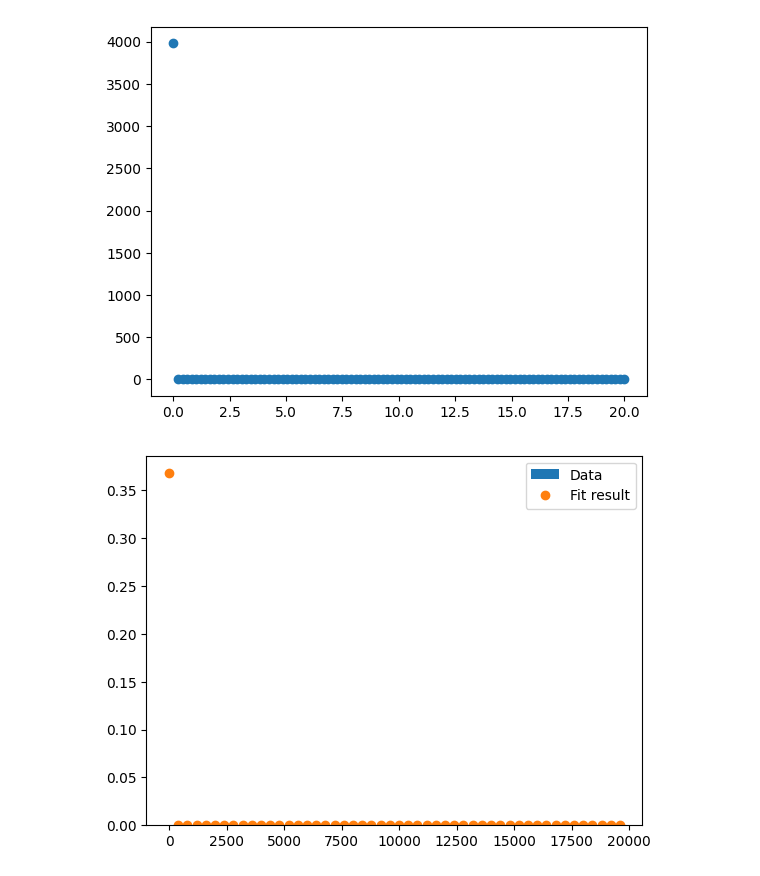
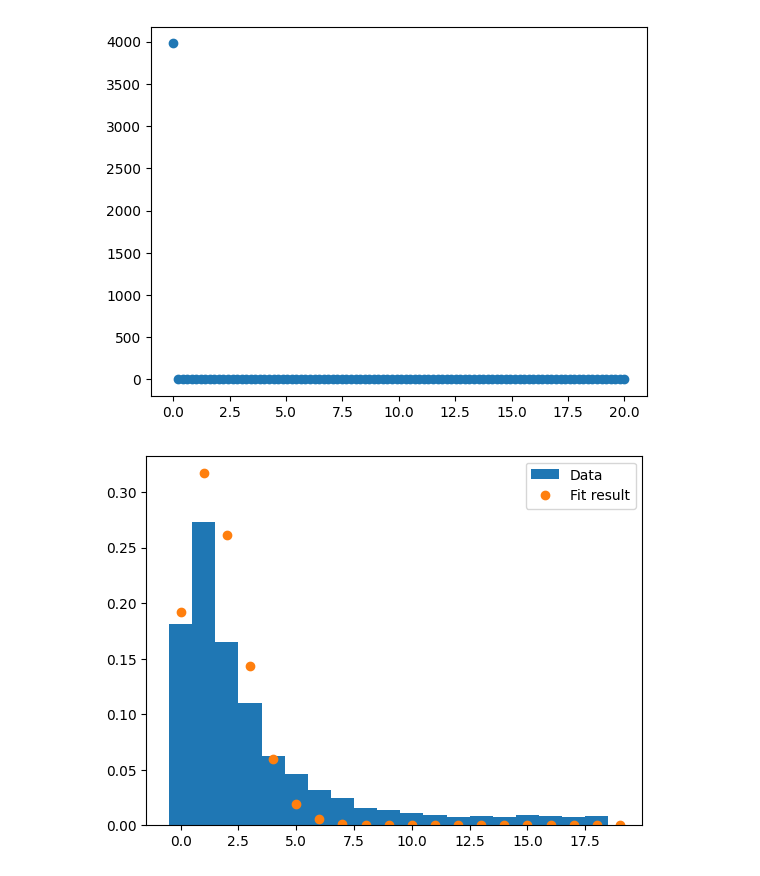
Before and after one commit to corbinallison/Muon-Data, a Jupyter notebook: data_process.ipynb, the cells around one changed output. Drawn from its saved outputs; the diff is of its cells as text; code cells hidden in the pictures.

Commit message:
Update data_process

```diff
--- a/data_process.ipynb
+++ b/data_process.ipynb
@@ -77,33 +77,26 @@ plt.plot(
 # %%
 import numpy as np
 import matplotlib.pyplot as plt
 from scipy.optimize import curve_fit
 from scipy.special import factorial
 from scipy.stats import poisson
 
-# get poisson deviated random number
-data = np.asarray(good_counts)/100
-# the bins should be of integer width, because poisson is an integer distribution
-bins = np.arange(0, 200, 4) - 0.5
-#entries, bin_edges, patches = plt.hist(data, bins=bins, density=True, label='Data')
+data = np.asarray(good_counts)/1000
+bins = np.arange(0, 20) - 0.5
+entries, bin_edges, patches = plt.hist(data, bins=bins, density=True, label='Data')
 
-# calculate bin centers
 bin_centers = 0.5 * (bin_edges[1:] + bin_edges[:-1])
-
 
 def fit_function(k, lamb):
     '''poisson function, parameter lamb is the fit parameter'''
     return poisson.pmf(k, lamb)
 
-
-# fit with curve_fit
 parameters, cov_matrix = curve_fit(fit_function, bin_centers, entries)
 
-# plot poisson-deviation with fitted parameter
-x_plot = np.arange(0, 200, 4)
+x_plot = np.arange(0, 20)
 
 plt.plot(x_plot,fit_function(x_plot, *parameters),marker='o', linestyle='',label='Fit result')
 plt.legend()
 plt.show()
 # %% [output]
-[figure, old version]
+[figure, new version]
```
